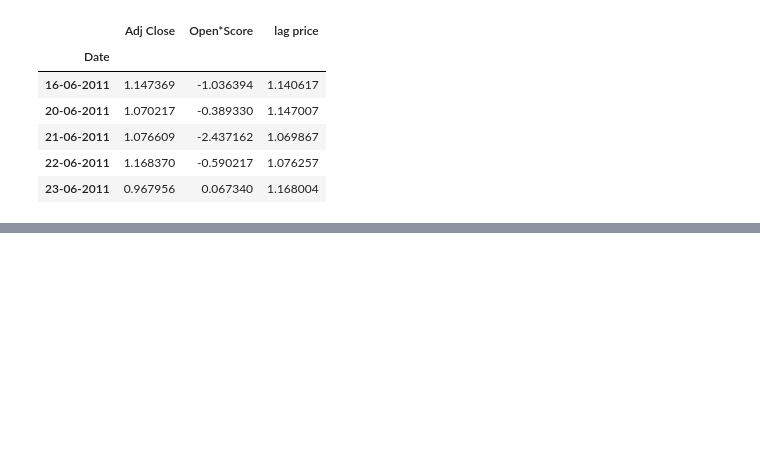
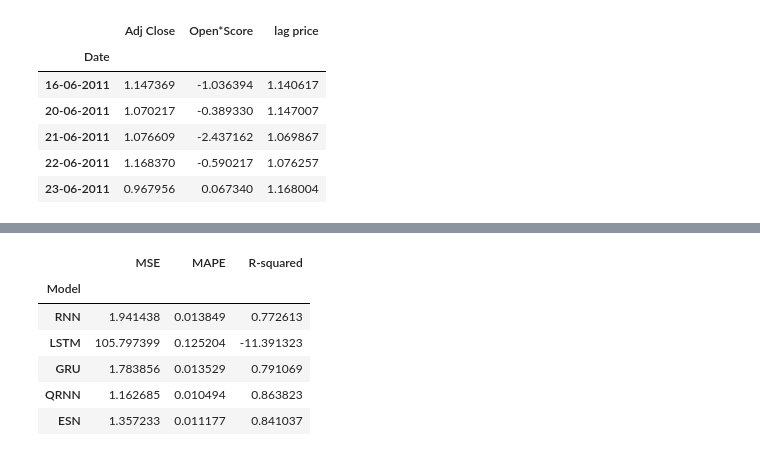
Before and after one commit to FMekujee27/RNNs, a Jupyter notebook: 3_Predictions.ipynb, the cells around one changed output, grey strips where cells are left out. Drawn from its saved outputs; the diff is of its cells as text; code cells hidden in the pictures; blank space fills up the shorter version.

```diff
--- a/3_Predictions.ipynb
+++ b/3_Predictions.ipynb
@@ -581,3 +585,13 @@ df2.round(4)
+# %%
+df2
+# %% [output]
+|  | MSE | MAPE | R-squared |
+| Model |  |  |  |
+| RNN | 1.941438 | 0.013849 | 0.772613 |
+| LSTM | 105.797399 | 0.125204 | -11.391323 |
+| GRU | 1.783856 | 0.013529 | 0.791069 |
+| QRNN | 1.162685 | 0.010494 | 0.863823 |
+| ESN | 1.357233 | 0.011177 | 0.841037 |
 # %%
 #Creating dataframe of model fitting time
 df3=pd.DataFrame()
```
Also changed, not shown: parts of 9 cells of this notebook.
